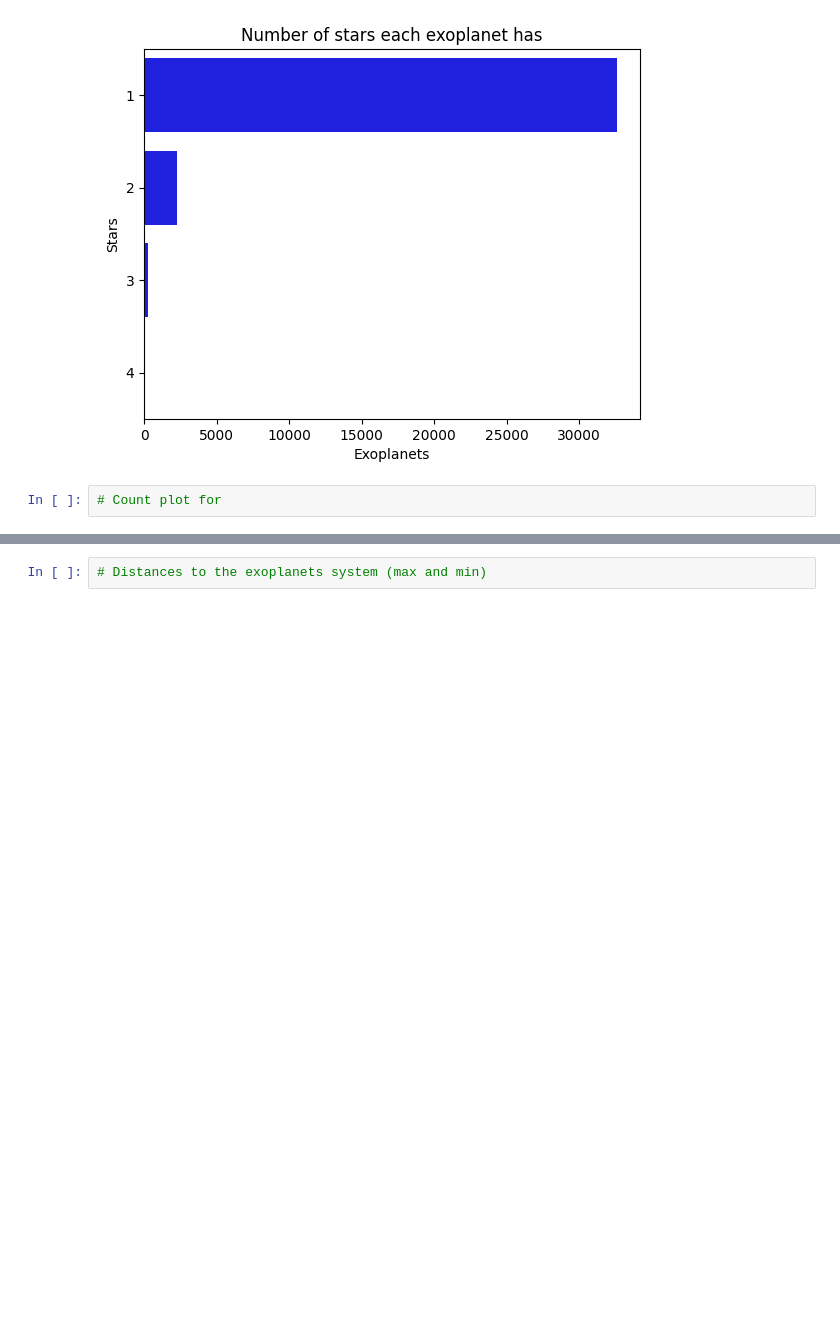
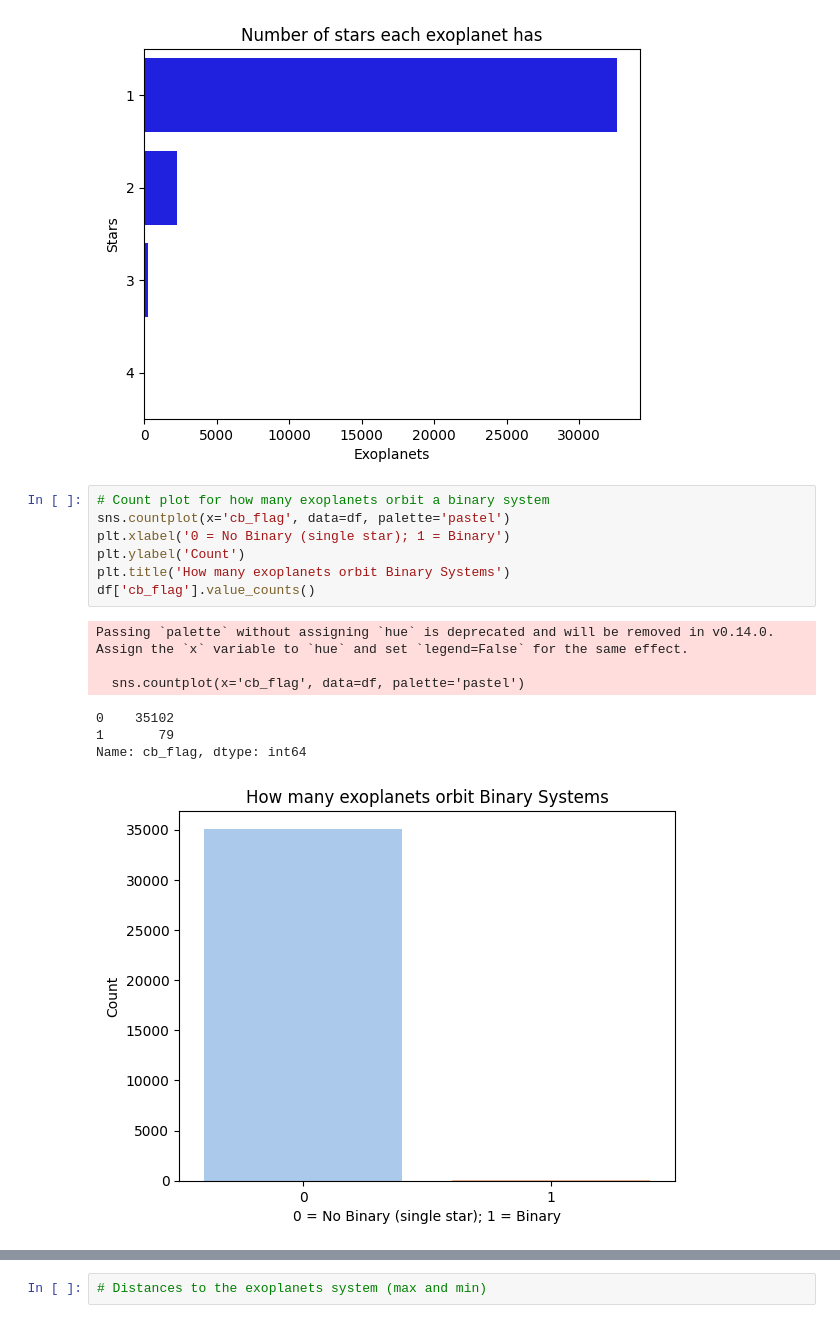
Before and after one commit to AlejandroBlancoFernandez/ExoplanetEDA, a Jupyter notebook: ExoplanetEDA.ipynb, the cells around one changed output, grey strips where cells are left out. Saved outputs shown, nothing was run; the diff lists cells and outputs as text; blank space fills up the shorter version.

```diff
--- a/ExoplanetEDA.ipynb
+++ b/ExoplanetEDA.ipynb
@@ -349,7 +346,20 @@ plt.title('Number of stars each exoplanet has')
 # %% [output]
 Text(0.5, 1.0, 'Number of stars each exoplanet has')
 [figure]
-# %%
-# Count plot for
+# %%
+# Count plot for how many exoplanets orbit a binary system
+sns.countplot(x='cb_flag', data=df, palette='pastel')
+plt.xlabel('0 = No Binary (single star); 1 = Binary')
+plt.ylabel('Count')
+plt.title('How many exoplanets orbit Binary Systems')
+df['cb_flag'].value_counts()
+# %% [output]
+Passing `palette` without assigning `hue` is deprecated and will be removed in v0.14.0. Assign the `x` variable to `hue` and set `legend=False` for the same effect.
+
+  sns.countplot(x='cb_flag', data=df, palette='pastel')
+0    35102
+1       79
+Name: cb_flag, dtype: int64
+[figure, added]
 # %%
 # Relationship between the discovery method and the year of discovery
```
Also changed, not shown: parts of 14 cells of this notebook.
